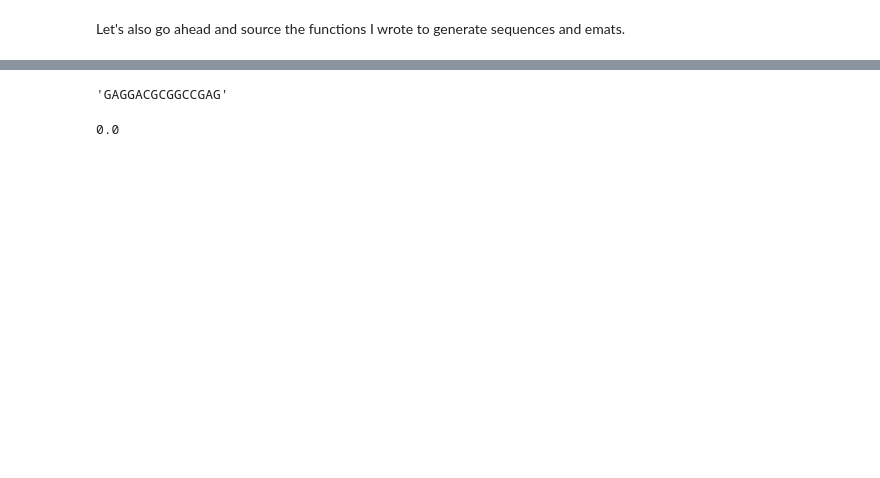
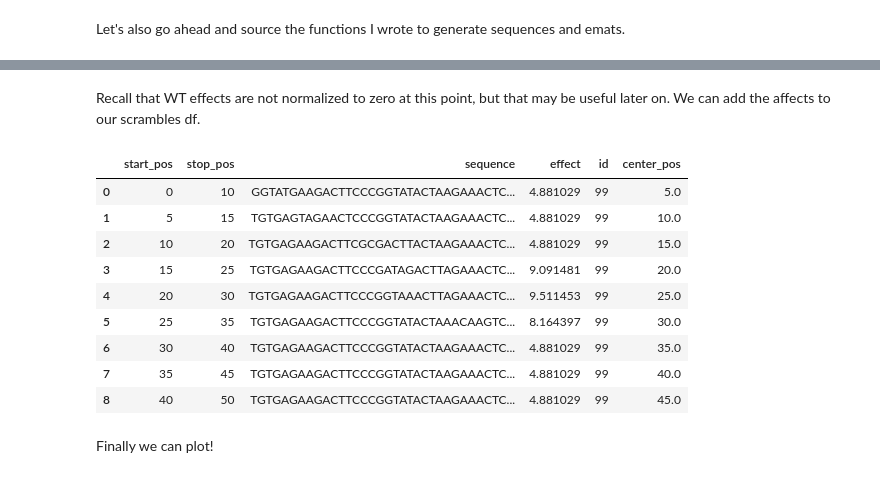
Before and after one commit to RPGroup-PBoC/Reg-Seq2, a Jupyter notebook: code/shs_sandbox/test_scrambles_random_seqs.ipynb, the cells around one changed output, grey strips where cells are left out. Saved outputs shown, nothing was run; the diff lists cells and outputs as text; code cells hidden in the pictures; blank space fills up the shorter version.

```diff
--- a/code/shs_sandbox/test_scrambles_random_seqs.ipynb
+++ b/code/shs_sandbox/test_scrambles_random_seqs.ipynb
@@ -119,8 +123,18 @@ IndexError: single positional indexer is out-of-bounds
-# %%
-scramble_seqs[0]
-# %% [output]
-'GAGGACGCGGCCGAG'
-# %%
-emat_df.iloc[49]['G']
-# %% [output]
-0.0
+# %% [markdown]
+Recall that WT effects are not normalized to zero at this point, but that may be useful later on. We can add the affects to our scrambles df.
+# %%
+scrambles_df['effect'] = effects
+scrambles_df
+# %% [output]
+|  | start_pos | stop_pos | sequence | effect | id | center_pos |
+| 0 | 0 | 10 | GGTATGAAGACTTCCCGGTATACTAAGAAACTC... | 4.881029 | 99 | 5.0 |
+| 1 | 5 | 15 | TGTGAGTAGAACTCCCGGTATACTAAGAAACTC... | 4.881029 | 99 | 10.0 |
+| 2 | 10 | 20 | TGTGAGAAGACTTCGCGACTTACTAAGAAACTC... | 4.881029 | 99 | 15.0 |
+| 3 | 15 | 25 | TGTGAGAAGACTTCCCGATAGACTTAGAAACTC... | 9.091481 | 99 | 20.0 |
+| 4 | 20 | 30 | TGTGAGAAGACTTCCCGGTAAACTTAGAAACTC... | 9.511453 | 99 | 25.0 |
+| 5 | 25 | 35 | TGTGAGAAGACTTCCCGGTATACTAAACAAGTC... | 8.164397 | 99 | 30.0 |
+| 6 | 30 | 40 | TGTGAGAAGACTTCCCGGTATACTAAGAAACTC... | 4.881029 | 99 | 35.0 |
+| 7 | 35 | 45 | TGTGAGAAGACTTCCCGGTATACTAAGAAACTC... | 4.881029 | 99 | 40.0 |
+| 8 | 40 | 50 | TGTGAGAAGACTTCCCGGTATACTAAGAAACTC... | 4.881029 | 99 | 45.0 |
+# %% [markdown]
+Finally we can plot!
```
Also changed, not shown: parts of 25 cells of this notebook, 2 other files.
